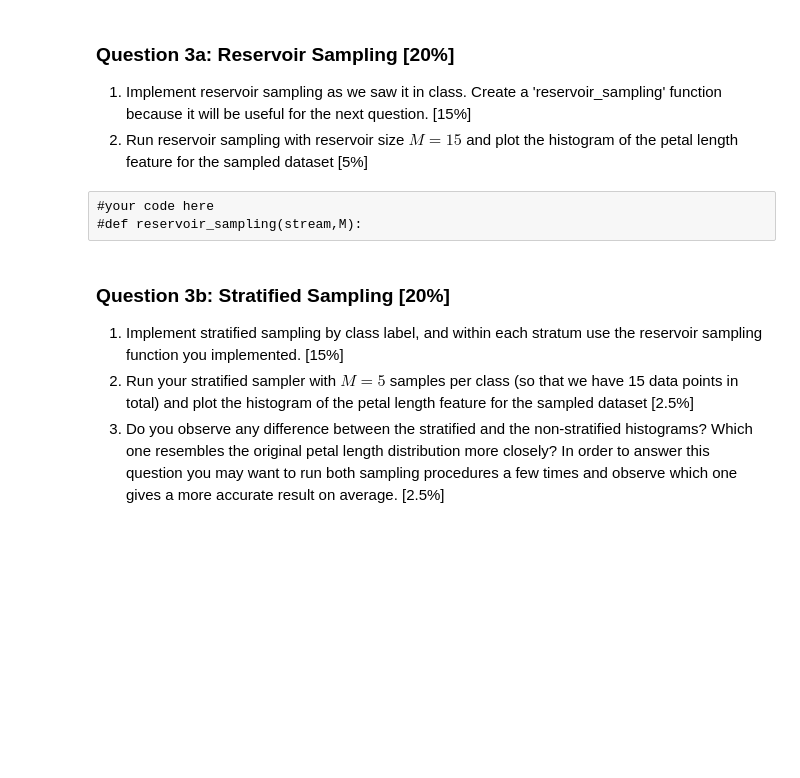
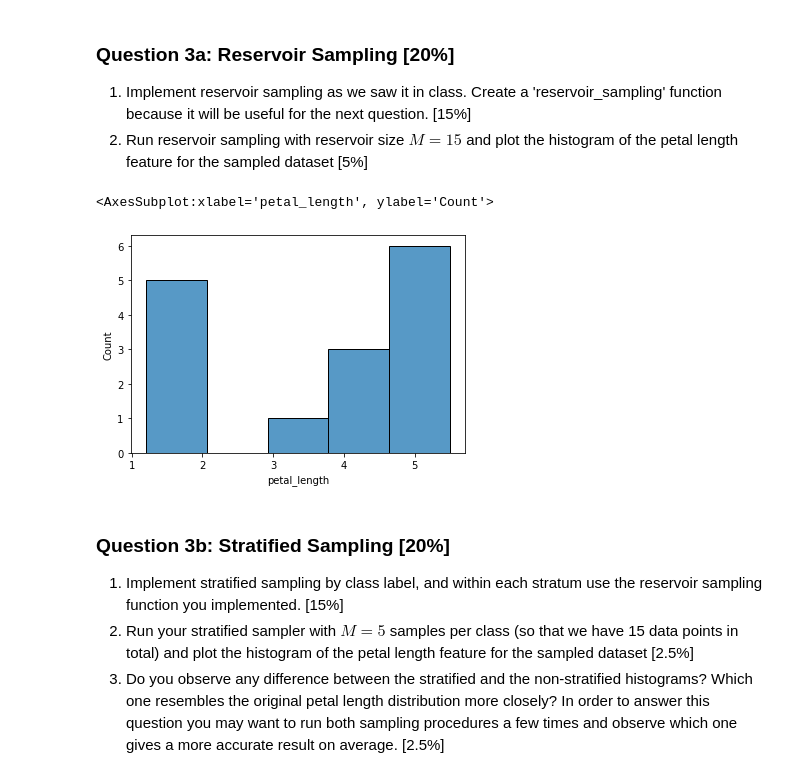
Before and after one commit to BiqianCheng/Machine-learning-and-data-mining-Intro, a Jupyter notebook: assignment_1/Assignment-1.ipynb, the cells around one changed output. Saved outputs shown, nothing was run; the diff lists cells and outputs as text; code cells hidden in the pictures; blank space fills up the shorter version.

```diff
--- a/assignment_1/Assignment-1.ipynb
+++ b/assignment_1/Assignment-1.ipynb
@@ -111,9 +152,26 @@ Sometimes datasets are too big, or come in a streaming fashion, and it is imposs
 ### Question 3a: Reservoir Sampling [20%]
 1. Implement reservoir sampling as we saw it in class. Create a 'reservoir_sampling' function because it will be useful for the next question. [15%]
 2. Run reservoir sampling with reservoir size $M = 15$ and plot the histogram of the petal length feature for the sampled dataset [5%]
-# %% [raw]
-#your code here
-#def reservoir_sampling(stream,M):
+# %%
+#your code here
+def reservoir_sampling(stream,M):
+    counter = 0
+    reservoir = [None] * M
+    for counter in range(M):
+        reservoir[counter] = stream.loc[counter]
+
+    while(counter < len(stream)):
+        counter2 = rd.randrange(counter + 1)
+        if(counter2 < M):
+            reservoir[counter2] = stream.loc[counter]
+        counter = counter + 1
+    return reservoir
+# %%
+rs_data = pd.DataFrame(reservoir_sampling(data,15))
+sb.histplot(x=rs_data["petal_length"])
+# %% [output]
+<AxesSubplot:xlabel='petal_length', ylabel='Count'>
+[figure, added]
 # %% [markdown]
 ### Question 3b: Stratified Sampling [20%]
 1. Implement stratified sampling by class label, and within each stratum use the reservoir sampling function you implemented. [15%]
```
Also changed, not shown: parts of 14 cells of this notebook.
